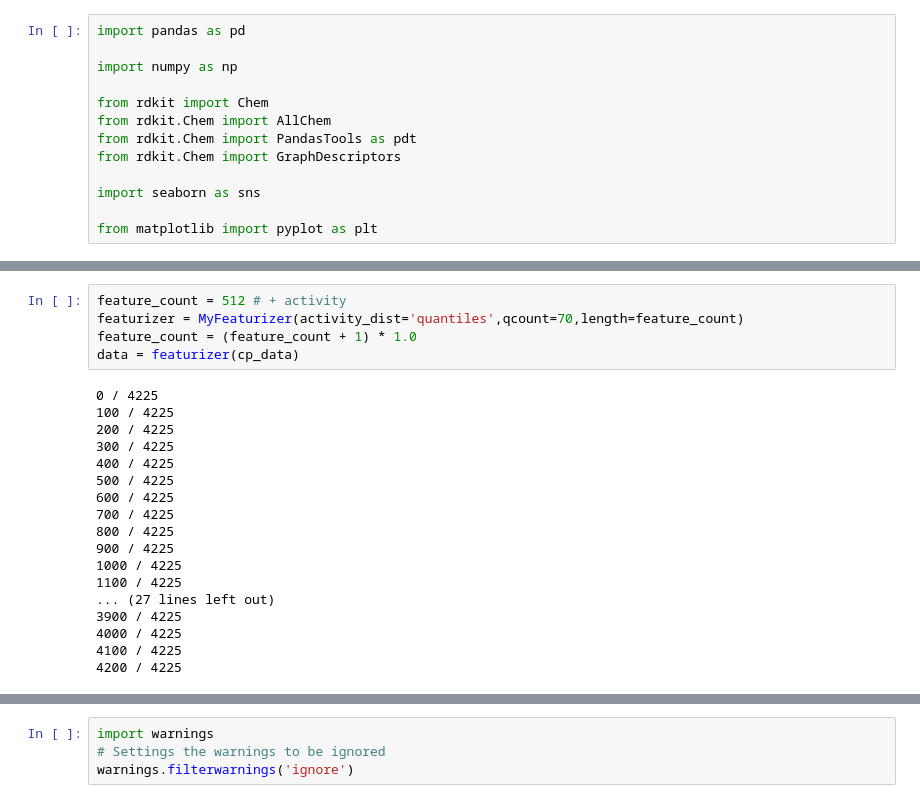
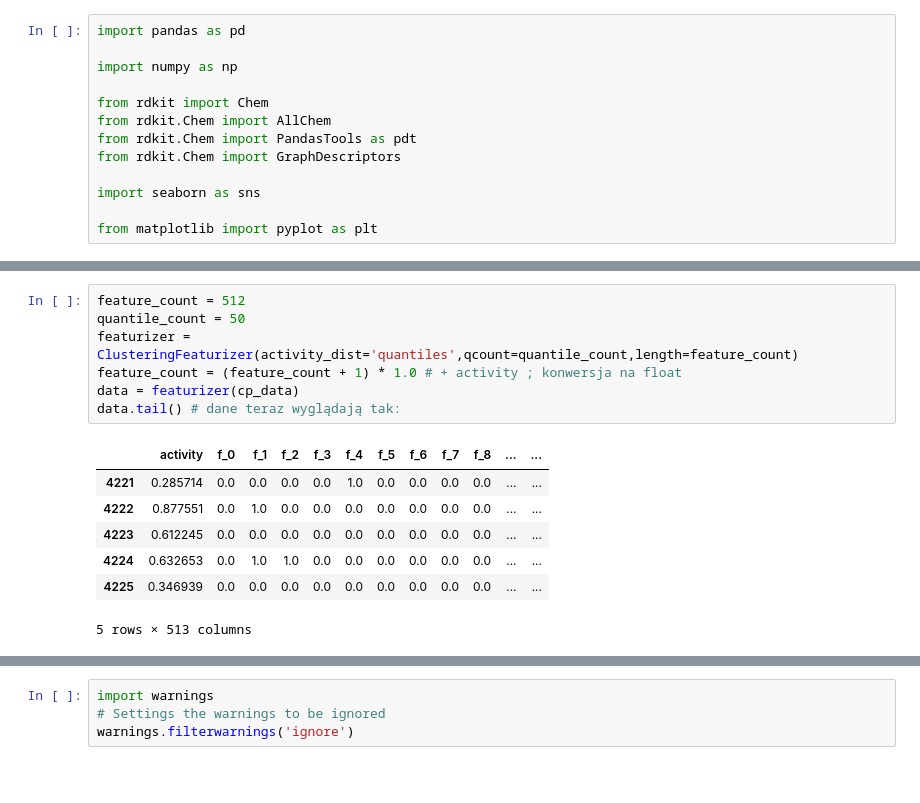
Before and after one commit to Limexcyan/Klastrowanie-publicznych-baz-zwi-zk-w, a Jupyter notebook: Mockup_clustering.ipynb, the cells around one changed output, grey strips where cells are left out. Cells and saved outputs as stored; diff of their text form; blank space fills up the shorter version.

```diff
--- a/Mockup_clustering.ipynb
+++ b/Mockup_clustering.ipynb
@@ -127,24 +151,16 @@ class MyFeaturizer(Featurizer):
         return features
 # %%
-feature_count = 512 # + activity
-featurizer = MyFeaturizer(activity_dist='quantiles',qcount=70,length=feature_count)
-feature_count = (feature_count + 1) * 1.0
+feature_count = 512
+quantile_count = 50
+featurizer = ClusteringFeaturizer(activity_dist='quantiles',qcount=quantile_count,length=feature_count)
+feature_count = (feature_count + 1) * 1.0 # + activity ; konwersja na float
 data = featurizer(cp_data)
+data.tail() # dane teraz wyglądają tak:
 # %% [output]
+|  | activity | f_0 | f_1 | f_2 | f_3 | f_4 | f_5 | f_6 | f_7 | f_8 | ... | ... |
+| 4221 | 0.285714 | 0.0 | 0.0 | 0.0 | 0.0 | 1.0 | 0.0 | 0.0 | 0.0 | 0.0 | ... | ... |
+| 4222 | 0.877551 | 0.0 | 1.0 | 0.0 | 0.0 | 0.0 | 0.0 | 0.0 | 0.0 | 0.0 | ... | ... |
+| 4223 | 0.612245 | 0.0 | 0.0 | 0.0 | 0.0 | 0.0 | 0.0 | 0.0 | 0.0 | 0.0 | ... | ... |
+| 4224 | 0.632653 | 0.0 | 1.0 | 1.0 | 0.0 | 0.0 | 0.0 | 0.0 | 0.0 | 0.0 | ... | ... |
+| 4225 | 0.346939 | 0.0 | 0.0 | 0.0 | 0.0 | 0.0 | 0.0 | 0.0 | 0.0 | 0.0 | ... | ... |
-0 / 4225
-100 / 4225
-200 / 4225
-300 / 4225
-400 / 4225
-500 / 4225
-600 / 4225
-700 / 4225
-800 / 4225
-900 / 4225
-1000 / 4225
-1100 / 4225
-... (27 lines left out)
-3900 / 4225
-4000 / 4225
-4100 / 4225
-4200 / 4225
+5 rows × 513 columns
```
Also changed, not shown: parts of 14 cells of this notebook.
